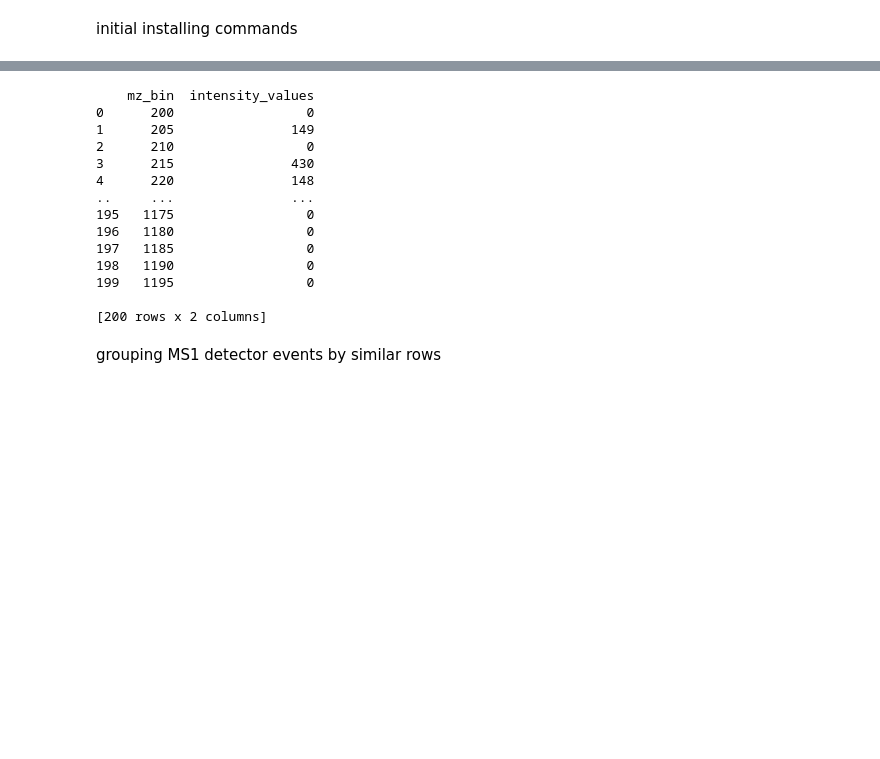
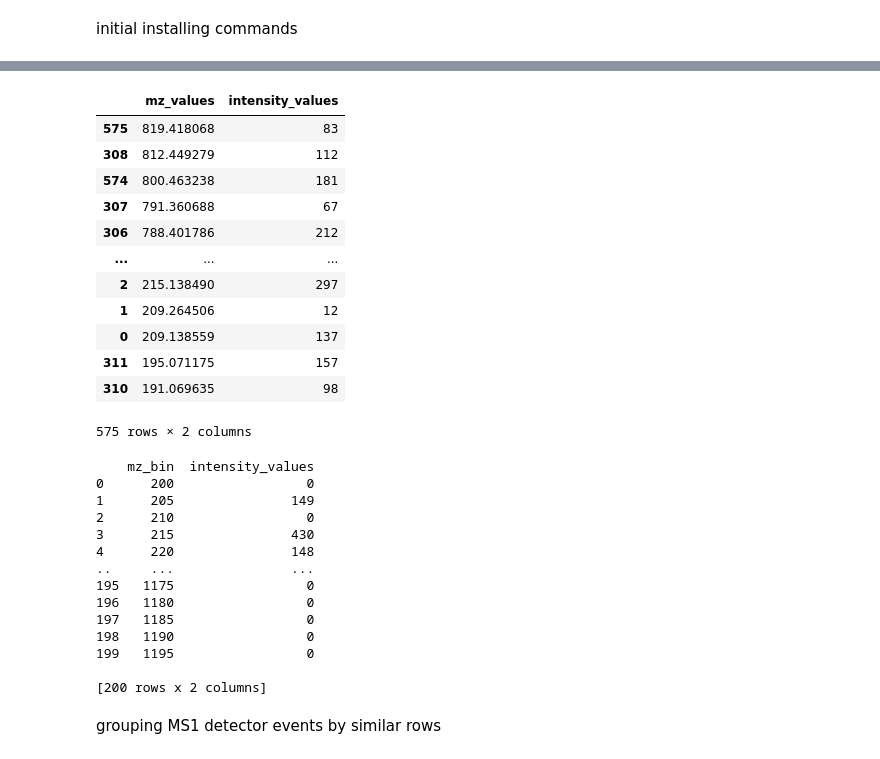
Before and after one commit to RapidSpectraX-Final-Year-Project/1.0, a Jupyter notebook: featureExtraction.ipynb, the cells around one changed output, grey strips where cells are left out. Cells and saved outputs as stored; diff of their text form; code cells hidden in the pictures; blank space fills up the shorter version.

```diff
--- a/featureExtraction.ipynb
+++ b/featureExtraction.ipynb
@@ -258,0 +400,52 @@ window_1_fragments[["mz_values","intensity_values"]]
+# %%
+def check_key_within_threshold(my_dict, key, threshold):
+    for k in my_dict:
+        if abs(k - key) <= threshold:
+            return True
+
+    return False
+
+
+def get_values_within_threshold(my_dict, key, threshold):
+    values_within_threshold = []
+
+    # Iterate through all keys in the dictionary
+    for k in my_dict:
+        # Check if the absolute difference between key k and the given key is within the threshold
+        if abs(k - key) <= threshold:
+            # If within the threshold, append the corresponding value to the result list
+            values_within_threshold.append(my_dict[k])
+
+    return values_within_threshold
+# %%
+# here we get the fragments whose mass is less than the precursor mass
+# fragment charge is considered as 1.
+# So mz values is equals to its mass
+
+fragement_temp = window_1_fragments[["mz_values","intensity_values"]][window_1_fragments["mz_values"]<precursor_mass].sort_values(by="mz_values",ascending=False)
+
+valid_fragment_indices ={
+    # key = raw index,
+    # value  =
+}
+
+for index, row in fragement_temp.iterrows():
+    mass = row["mz_values"]
+    intensity = row["intensity_values"]
+    # print(f"Mass: {mass}, Intensity: {intensity}")
+
+
+    y_ion_mass = mass
+    b_ion_mass = precursor_mass - y_ion_mass
+    mass_threshold = 1
+
+    print(f"y_ion_mass: {y_ion_mass}, b_ion_mass: {b_ion_mass}")
+
+    # if( b_ion_mass in amino_acid_masses_weigth_to_acid ): #need to add the threshold
+    if( check_key_within_threshold(amino_acid_masses_weigth_to_acid, b_ion_mass, mass_threshold)): #need to add the threshold
+        print(b_ion_mass, ' is in ')
+        break
+
+
+fragement_temp
+# %% [output]
@@ -259,3 +472,16 @@ window_1_fragments[["mz_values","intensity_values"]]
+|  | mz_values | intensity_values |
+| 575 | 819.418068 | 83 |
+| 308 | 812.449279 | 112 |
+| 574 | 800.463238 | 181 |
+| 307 | 791.360688 | 67 |
+| 306 | 788.401786 | 212 |
+| ... | ... | ... |
+| 2 | 215.138490 | 297 |
+| 1 | 209.264506 | 12 |
+| 0 | 209.138559 | 137 |
+| 311 | 195.071175 | 157 |
+| 310 | 191.069635 | 98 |
+575 rows × 2 columns
 # %%
 import numpy as np
 import pandas as pd
```
Also changed, not shown: parts of 30 cells of this notebook.
